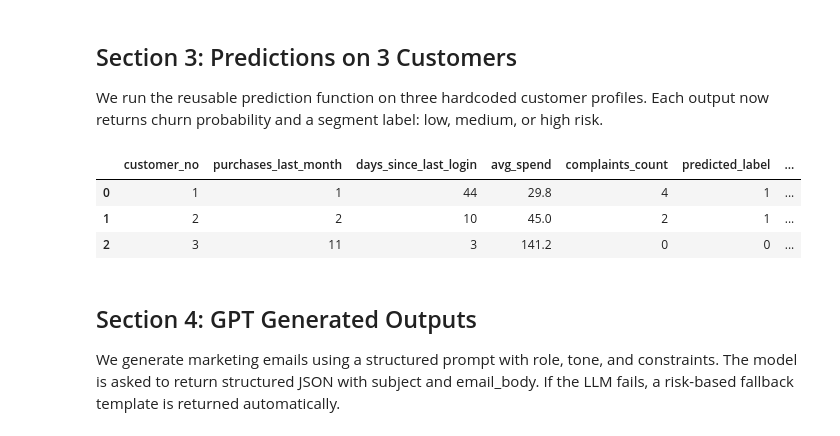
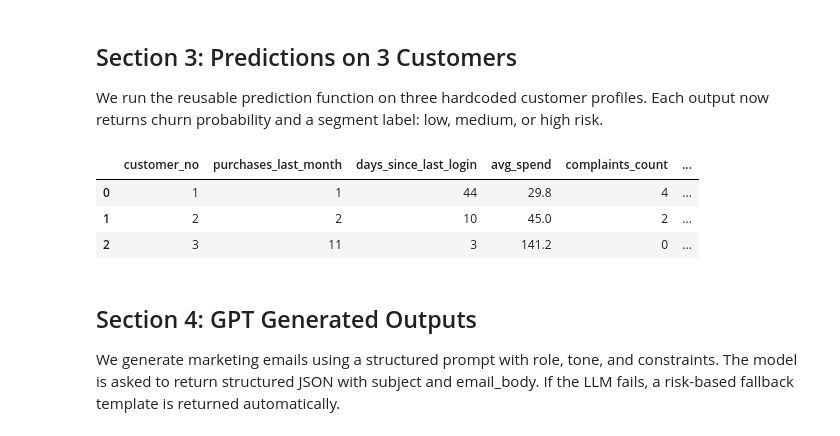
Before and after one commit to mercydeez/RetentionFlow-AI, a Jupyter notebook: notebook.ipynb, the cells around one changed output. Drawn from its saved outputs; the diff is of its cells as text; code cells hidden in the pictures.

```diff
--- a/notebook.ipynb
+++ b/notebook.ipynb
@@ -80,32 +89,43 @@ Model saved to: C:\Users\USER\OneDrive\Desktop\IN class GAN\ecommerce_ai_system\
 ## Section 3: Predictions on 3 Customers
 We run the reusable prediction function on three hardcoded customer profiles.
 Each output now returns churn probability and a segment label: low, medium, or high risk.
-# %%
-from src.predict import predict_churn
-
-sample_customers = [
-    {'purchases_last_month': 1, 'days_since_last_login': 44, 'avg_spend': 29.8, 'complaints_count': 4},
-    {'purchases_last_month': 2, 'days_since_last_login': 10, 'avg_spend': 45.0, 'complaints_count': 2},
-    {'purchases_last_month': 11, 'days_since_last_login': 3, 'avg_spend': 141.2, 'complaints_count': 0}
-]
-
-prediction_results = []
-for idx, customer in enumerate(sample_customers, start=1):
-    churn_probability, churn_segment = predict_churn(customer)
-    prediction_results.append({
-        'customer_no': idx,
-        **customer,
-        'churn_probability': round(churn_probability, 4),
-        'churn_segment': churn_segment
-    })
-
-predictions_df = pd.DataFrame(prediction_results)
-predictions_df
-# %% [output]
-|  | customer_no | purchases_last_month | days_since_last_login | avg_spend | complaints_count | predicted_label | ... |
-| 0 | 1 | 1 | 44 | 29.8 | 4 | 1 | ... |
-| 1 | 2 | 2 | 10 | 45.0 | 2 | 1 | ... |
-| 2 | 3 | 11 | 3 | 141.2 | 0 | 0 | ... |
+# %%
+import pandas as pd
+from src.predict import predict_churn
+
+sample_customers = [
+    {'purchases_last_month': 1, 'days_since_last_login': 44, 'avg_spend': 29.8, 'complaints_count': 4},
+    {'purchases_last_month': 2, 'days_since_last_login': 10, 'avg_spend': 45.0, 'complaints_count': 2},
+    {'purchases_last_month': 11, 'days_since_last_login': 3, 'avg_spend': 141.2, 'complaints_count': 0}
+]
+
+prediction_results = []
+for idx, customer in enumerate(sample_customers, start=1):
+    churn_probability, churn_segment = predict_churn(customer)
+    prediction_results.append({
+        'customer_no': idx,
+        **customer,
+        'churn_probability': round(churn_probability, 4),
+        'churn_segment': churn_segment
+    })
+
+predictions_df = pd.DataFrame(prediction_results)[
+    [
+        'customer_no',
+        'purchases_last_month',
+        'days_since_last_login',
+        'avg_spend',
+        'complaints_count',
+        'churn_probability',
+        'churn_segment',
+    ]
+]
+predictions_df
+# %% [output]
+|  | customer_no | purchases_last_month | days_since_last_login | avg_spend | complaints_count | ... |
+| 0 | 1 | 1 | 44 | 29.8 | 4 | ... |
+| 1 | 2 | 2 | 10 | 45.0 | 2 | ... |
+| 2 | 3 | 11 | 3 | 141.2 | 0 | ... |
 # %% [markdown]
 ## Section 4: GPT Generated Outputs
 We generate marketing emails using a structured prompt with role, tone, and constraints.
```
Also changed, not shown: parts of 3 cells of this notebook, 5 other files.
